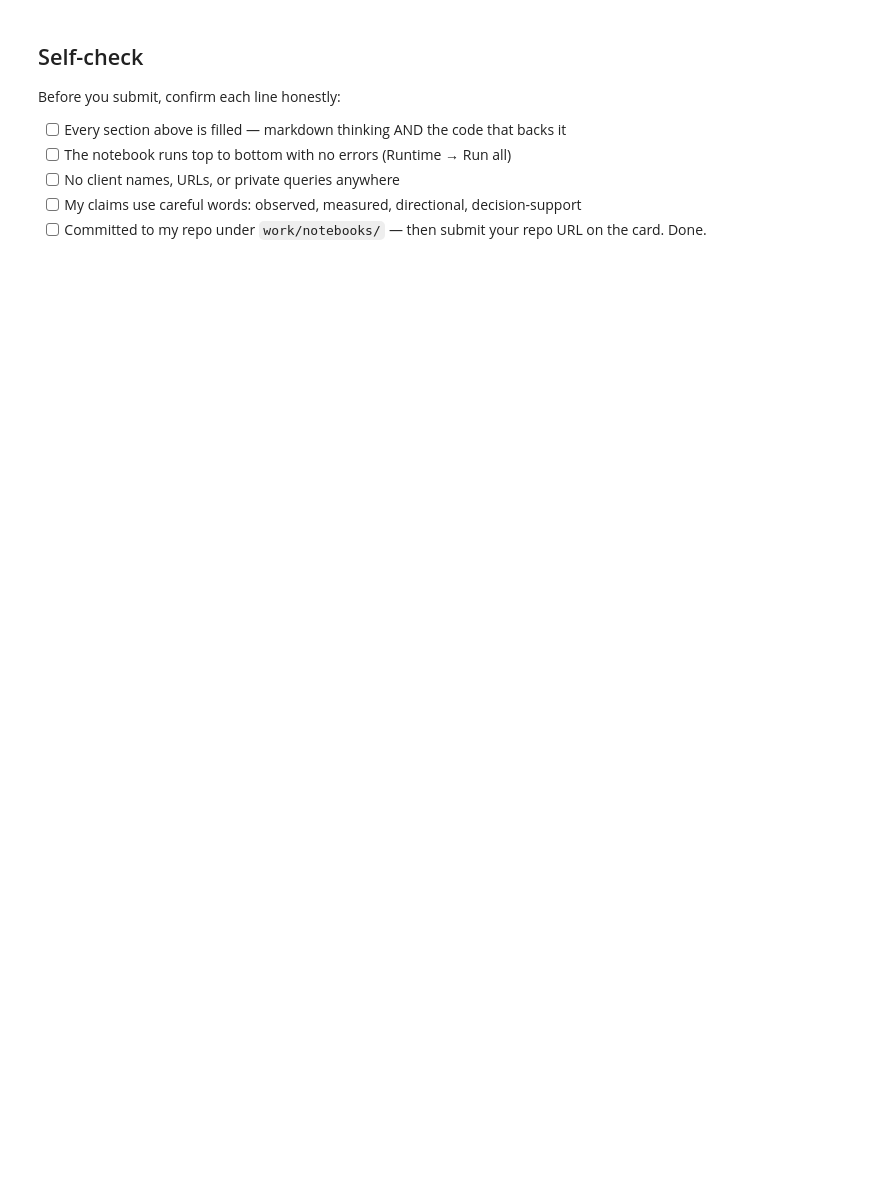
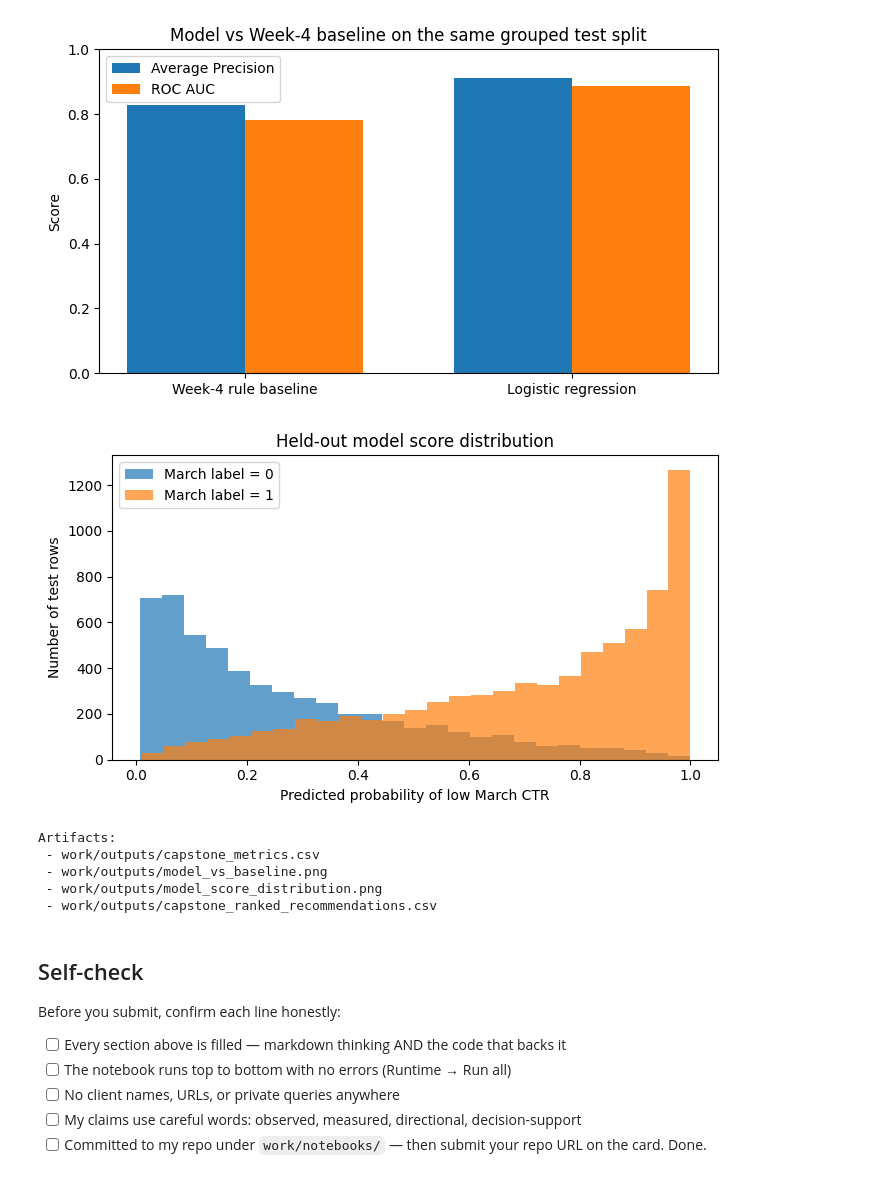
Before and after one commit to abdelrahmanmohamed05/FlyRank-AI, a Jupyter notebook: work/notebooks/capstone.ipynb, the cells around one changed output. Drawn from its saved outputs; the diff is of its cells as text; code cells hidden in the pictures; blank space fills up the shorter version.

Commit message:
Capstone

```diff
--- a/work/notebooks/capstone.ipynb
+++ b/work/notebooks/capstone.ipynb
@@ -37,3 +444,51 @@ This skeleton is yours to fill. Work the sections **in order** — each one has
+# %%
+
+# Paper-ready artifacts.
+metrics_path = f"{OUTPUT_DIR}/capstone_metrics.csv"
+metrics.to_csv(metrics_path, index=False)
+
+# 1) Metrics chart
+plt.figure(figsize=(7, 4))
+x = np.arange(len(metrics))
+width = 0.36
+plt.bar(x - width/2, metrics["average_precision"], width, label="Average Precision")
+plt.bar(x + width/2, metrics["roc_auc"], width, label="ROC AUC")
+plt.xticks(x, metrics["method"])
+plt.ylabel("Score")
+plt.title("Model vs Week-4 baseline on the same grouped test split")
+plt.ylim(0, 1)
+plt.legend()
+plt.tight_layout()
+metrics_chart = f"{OUTPUT_DIR}/model_vs_baseline.png"
+plt.savefig(metrics_chart, dpi=160)
+plt.show()
+
+# 2) Score distribution chart
+plt.figure(figsize=(7, 4))
+plt.hist(test_df.loc[test_df["low_ctr_mar"] == 0, "model_score"], bins=25, alpha=0.7, label="March label = 0")
+plt.hist(test_df.loc[test_df["low_ctr_mar"] == 1, "model_score"], bins=25, alpha=0.7, label="March label = 1")
+plt.xlabel("Predicted probability of low March CTR")
+plt.ylabel("Number of test rows")
+plt.title("Held-out model score distribution")
+plt.legend()
+plt.tight_layout()
+score_chart = f"{OUTPUT_DIR}/model_score_distribution.png"
+plt.savefig(score_chart, dpi=160)
+plt.show()
+
+print("Artifacts:")
+print(" -", metrics_path)
+print(" -", metrics_chart)
+print(" -", score_chart)
+print(" -", f"{OUTPUT_DIR}/capstone_ranked_recommendations.csv")
+# %% [output]
+[figure, added]
+[figure, added]
+Artifacts:
+ - work/outputs/capstone_metrics.csv
+ - work/outputs/model_vs_baseline.png
+ - work/outputs/model_score_distribution.png
+ - work/outputs/capstone_ranked_recommendations.csv
 # %% [markdown]
 ## Self-check
 
```
Also changed, not shown: parts of 20 cells of this notebook.
